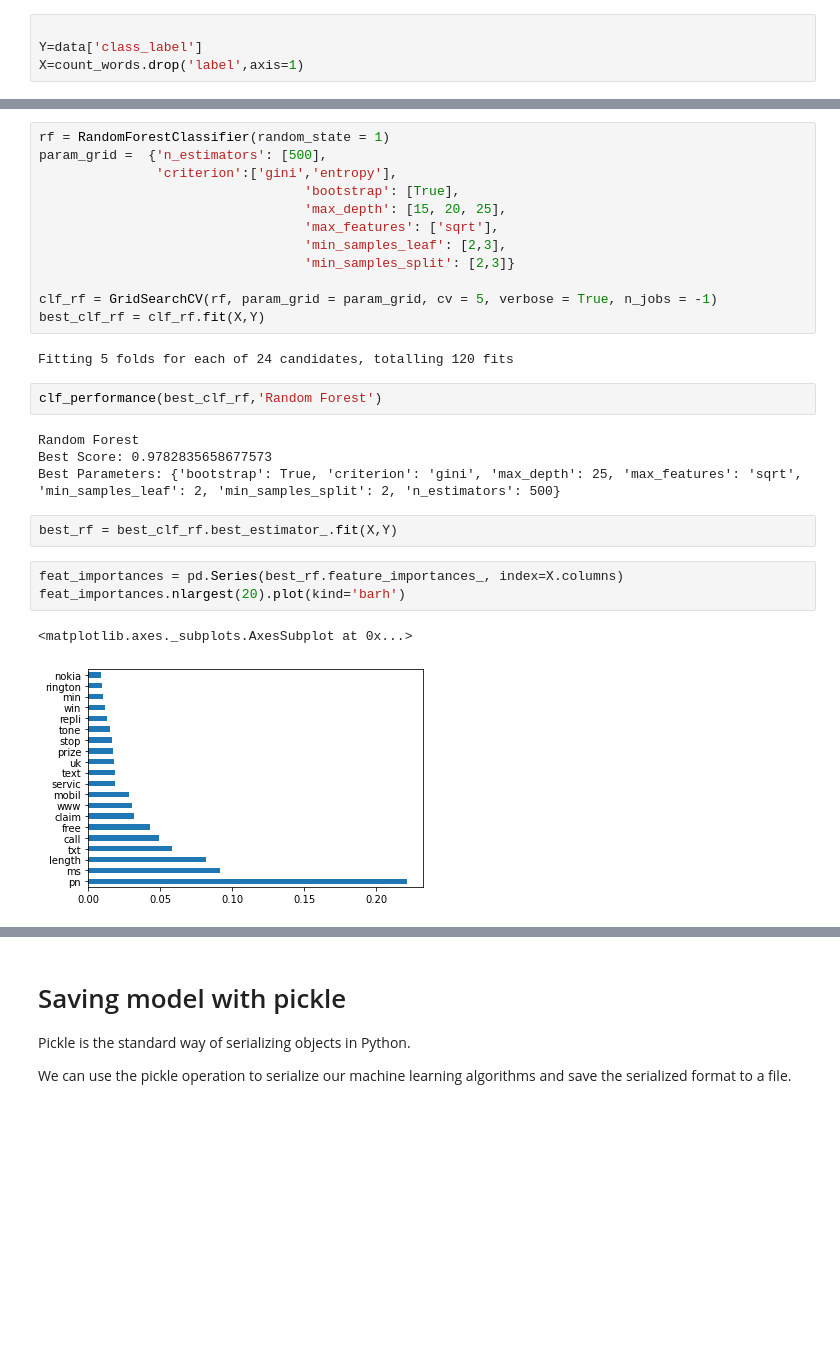
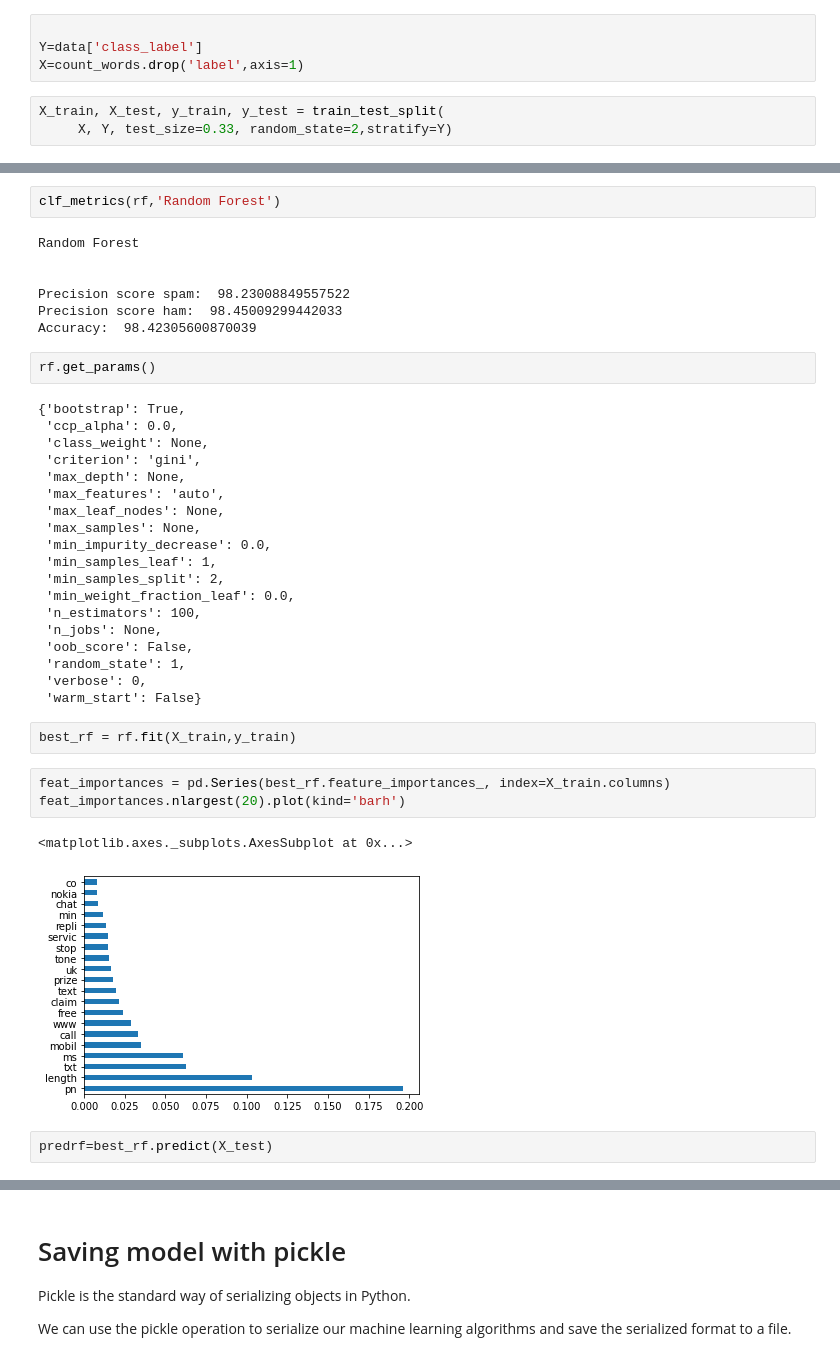
Before and after one commit to datascientist-hist/Spam_Messages_Classification, a Jupyter notebook: Spam_Messages_Classification.ipynb, the cells around one changed output, grey strips where cells are left out. Saved outputs shown, nothing was run; the diff lists cells and outputs as text; blank space fills up the shorter version.

```diff
--- a/Spam_Messages_Classification.ipynb
+++ b/Spam_Messages_Classification.ipynb
@@ -318,6 +347,9 @@ Index(['Category', 'Message', 'length', 'class_label'], dtype='object')
 
 Y=data['class_label']
 X=count_words.drop('label',axis=1)
+# %%
+X_train, X_test, y_train, y_test = train_test_split(
+     X, Y, test_size=0.33, random_state=2,stratify=Y)
 # %%
 X.head()
 # %% [output]
@@ -409,28 +483,40 @@ def clf_performance(classifier, model_name):
-# %%
-rf = RandomForestClassifier(random_state = 1)
-param_grid =  {'n_estimators': [500],
-               'criterion':['gini','entropy'],
-                                  'bootstrap': [True],
-                                  'max_depth': [15, 20, 25],
-                                  'max_features': ['sqrt'],
-                                  'min_samples_leaf': [2,3],
-                                  'min_samples_split': [2,3]}
-
-clf_rf = GridSearchCV(rf, param_grid = param_grid, cv = 5, verbose = True, n_jobs = -1)
-best_clf_rf = clf_rf.fit(X,Y)
-# %% [output]
-Fitting 5 folds for each of 24 candidates, totalling 120 fits
 # %%
-clf_performance(best_clf_rf,'Random Forest')
+clf_metrics(rf,'Random Forest')
 # %% [output]
 Random Forest
-Best Score: 0.9782835658677573
-Best Parameters: {'bootstrap': True, 'criterion': 'gini', 'max_depth': 25, 'max_features': 'sqrt', 'min_samples_leaf': 2, 'min_samples_split': 2, 'n_estimators': 500}
+
+
+Precision score spam:  98.23008849557522
+Precision score ham:  98.45009299442033
+Accuracy:  98.42305600870039
-# %%
-best_rf = best_clf_rf.best_estimator_.fit(X,Y)
+# %%
+rf.get_params()
+# %% [output]
+{'bootstrap': True,
+ 'ccp_alpha': 0.0,
+ 'class_weight': None,
+ 'criterion': 'gini',
+ 'max_depth': None,
+ 'max_features': 'auto',
+ 'max_leaf_nodes': None,
+ 'max_samples': None,
+ 'min_impurity_decrease': 0.0,
+ 'min_samples_leaf': 1,
+ 'min_samples_split': 2,
+ 'min_weight_fraction_leaf': 0.0,
+ 'n_estimators': 100,
+ 'n_jobs': None,
+ 'oob_score': False,
+ 'random_state': 1,
+ 'verbose': 0,
+ 'warm_start': False}
+# %%
+best_rf = rf.fit(X_train,y_train)
 # %%
-feat_importances = pd.Series(best_rf.feature_importances_, index=X.columns)
+feat_importances = pd.Series(best_rf.feature_importances_, index=X_train.columns)
 feat_importances.nlargest(20).plot(kind='barh')
 # %% [output]
 <matplotlib.axes._subplots.AxesSubplot at 0x...>
-[figure, old version]
+[figure, new version]
+# %%
+predrf=best_rf.predict(X_test)
```
Also changed, not shown: parts of 40 cells of this notebook.
